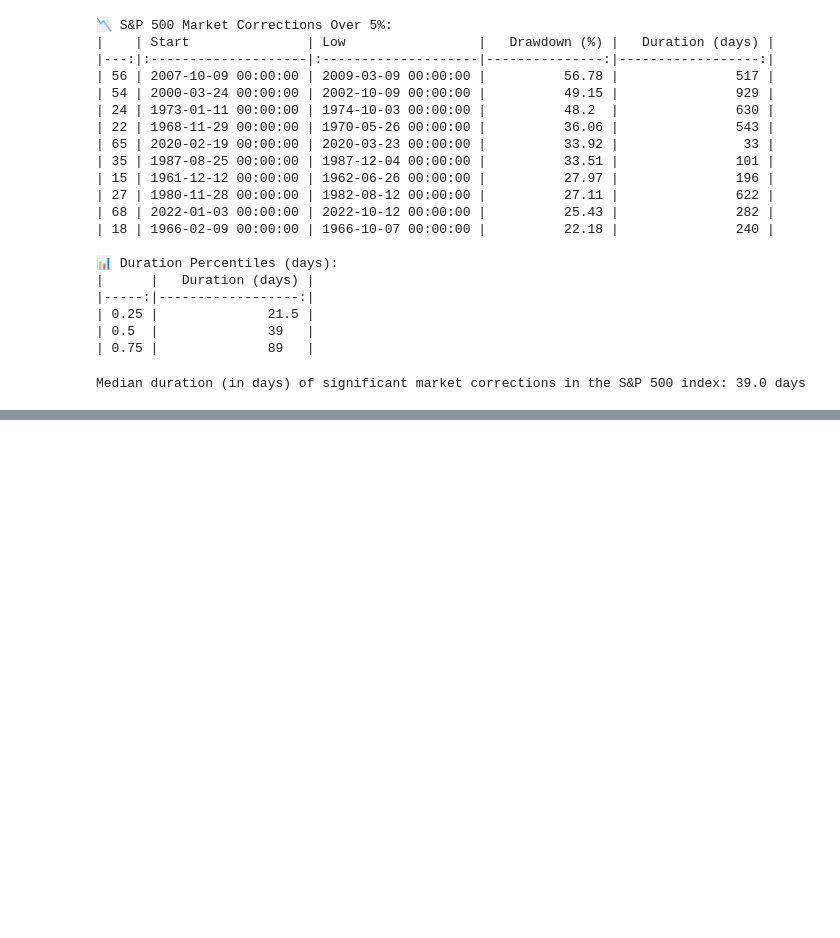
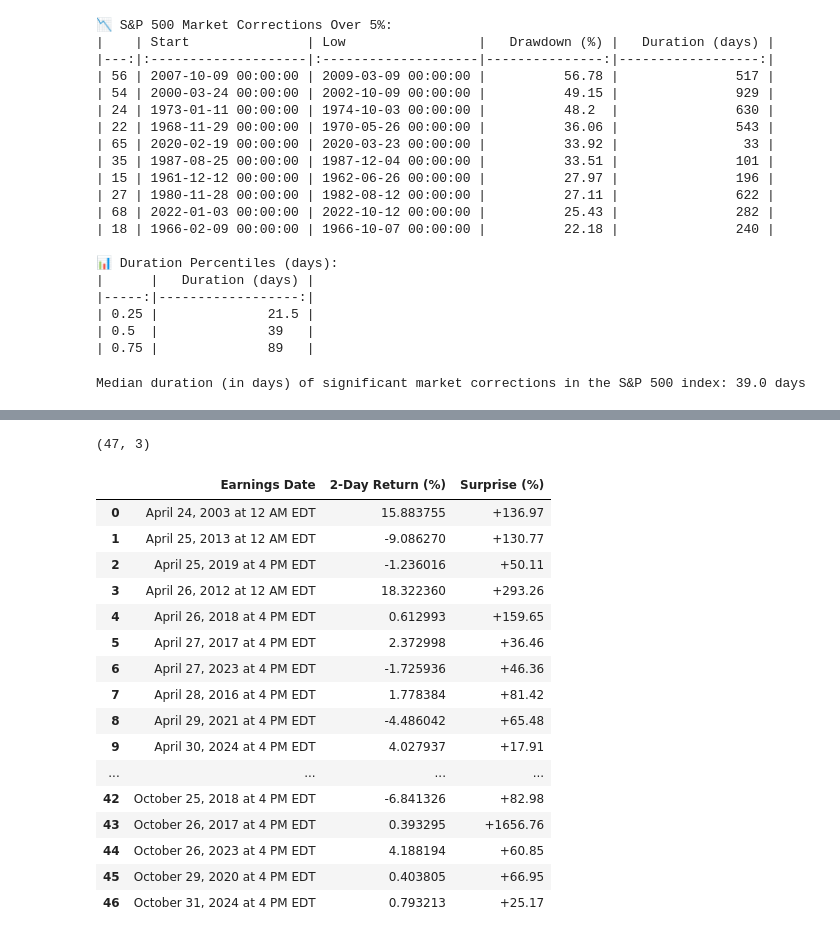
Before and after one commit to terry07/sk_learn_path, a Jupyter notebook: courses/pyinvest/pyinvest_hw1.ipynb, the cells around one changed output, grey strips where cells are left out. Drawn from its saved outputs; the diff is of its cells as text; code cells hidden in the pictures; blank space fills up the shorter version.

```diff
--- a/courses/pyinvest/pyinvest_hw1.ipynb
+++ b/courses/pyinvest/pyinvest_hw1.ipynb
@@ -373,0 +408,3 @@ Median duration (in days) of significant market corrections in the S&P 500 index
+# %%
+earnings_df.dropna(subset=['Symbol', 'Company', 'Earnings Date'], inplace=True)
+earnings_df.info()
@@ -373,0 +445,3 @@ Median duration (in days) of significant market corrections in the S&P 500 index
+# %%
+amzn.columns = amzn.columns.droplevel(1)
+amzn.head()
@@ -373,0 +494,35 @@ Median duration (in days) of significant market corrections in the S&P 500 index
+# %%
+# Step 4: Compute 2-day returns for positive earnings surprises
+surprise_returns = []
+
+# Convert 'Earnings Date' to datetime, stripping unrecognized timezone
+# earnings_df['Earnings Date Clean'] = pd.to_datetime(
+#     earnings_df['Earnings Date'].str.replace(r' at .* (AM|PM) [A-Z]+', '', regex=True)
+# )
+
+# # Ensure amzn['Date'] is datetime if not already
+# if amzn['Date'].dtype == 'O':
+#     amzn['Date'] = pd.to_datetime(amzn['Date'])
+
+for _, row in earnings_df[earnings_df['Positive Surprise']].iterrows():
+    earnings_date = row['Earnings Date']
+
+    # Find the index of the earnings date or nearest trading day after
+    match_idx = amzn[amzn['Date'] >= earnings_date].index.min()
+    print(f'Matching index for earnings date {earnings_date}: {amzn.iloc[match_idx]["Date"]}')
+    if match_idx is None or match_idx > len(amzn) - 2:
+        print(f"\n\nNo valid match found for earnings date {earnings_date}. Skipping.")
+        continue
+
+    close_day1 = amzn.loc[match_idx]['Close']
+    close_day3 = amzn.loc[match_idx + 2]['Close']
+    ret = (close_day3 / close_day1 - 1) * 100
+
+    surprise_returns.append({
+        'Earnings Date': earnings_date,
+        '2-Day Return (%)': ret,
+        'Surprise (%)': row['Surprise (%)']
+    })
+
+surprise_df = pd.DataFrame(surprise_returns)
+surprise_df.head()
@@ -373,0 +553,24 @@ Median duration (in days) of significant market corrections in the S&P 500 index
+# %%
+surprise_df.shape
+# %% [output]
+(47, 3)
+# %%
+surprise_df
+# %% [output]
+|  | Earnings Date | 2-Day Return (%) | Surprise (%) |
+| 0 | April 24, 2003 at 12 AM EDT | 15.883755 | +136.97 |
+| 1 | April 25, 2013 at 12 AM EDT | -9.086270 | +130.77 |
+| 2 | April 25, 2019 at 4 PM EDT | -1.236016 | +50.11 |
+| 3 | April 26, 2012 at 12 AM EDT | 18.322360 | +293.26 |
+| 4 | April 26, 2018 at 4 PM EDT | 0.612993 | +159.65 |
+| 5 | April 27, 2017 at 4 PM EDT | 2.372998 | +36.46 |
+| 6 | April 27, 2023 at 4 PM EDT | -1.725936 | +46.36 |
+| 7 | April 28, 2016 at 4 PM EDT | 1.778384 | +81.42 |
+| 8 | April 29, 2021 at 4 PM EDT | -4.486042 | +65.48 |
+| 9 | April 30, 2024 at 4 PM EDT | 4.027937 | +17.91 |
+| ... | ... | ... | ... |
+| 42 | October 25, 2018 at 4 PM EDT | -6.841326 | +82.98 |
+| 43 | October 26, 2017 at 4 PM EDT | 0.393295 | +1656.76 |
+| 44 | October 26, 2023 at 4 PM EDT | 4.188194 | +60.85 |
+| 45 | October 29, 2020 at 4 PM EDT | 0.403805 | +66.95 |
+| 46 | October 31, 2024 at 4 PM EDT | 0.793213 | +25.17 |
```
Also changed, not shown: parts of 17 cells of this notebook, 1 other file.
